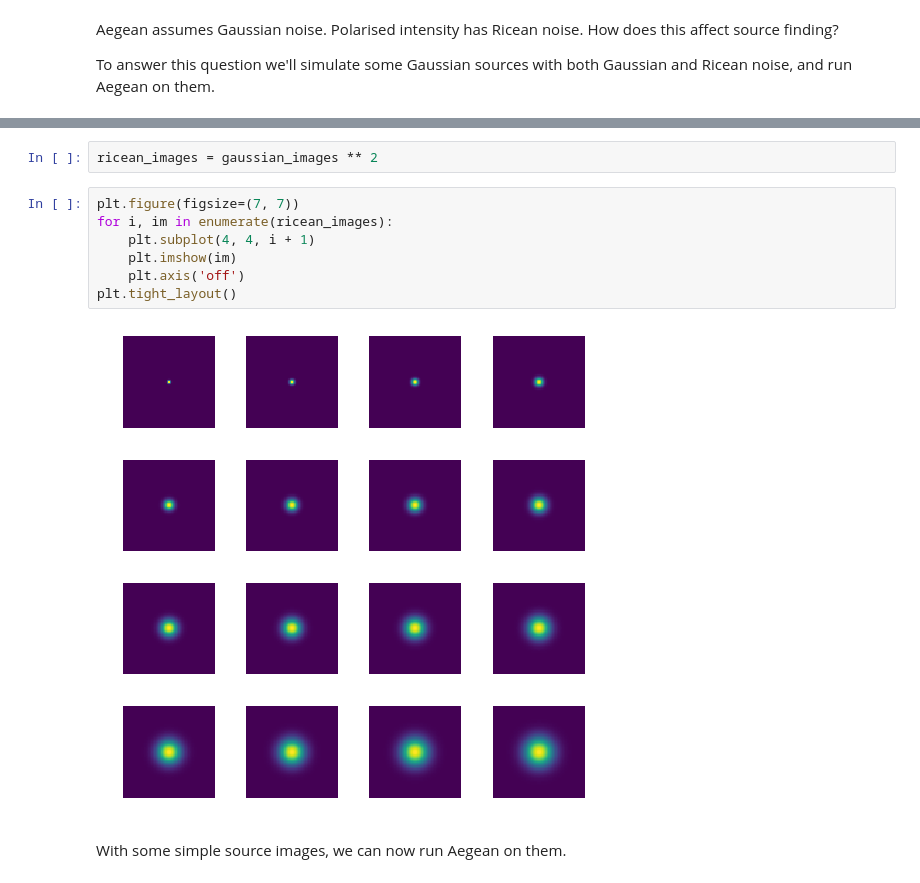
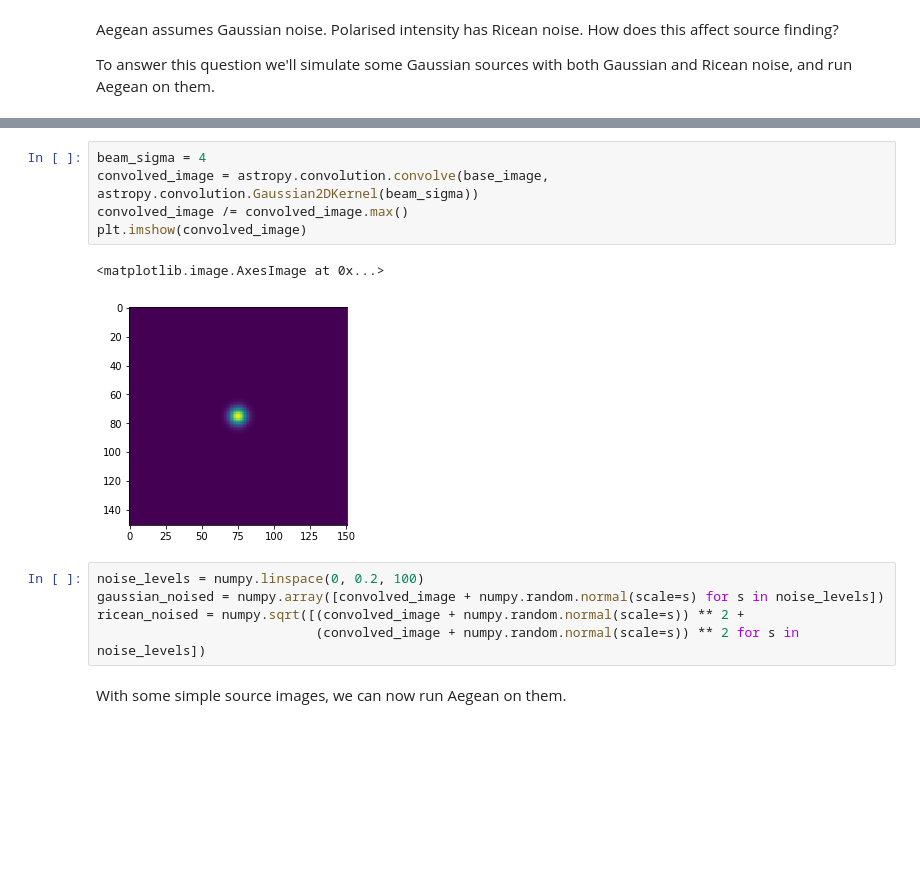
Before and after one commit to MatthewJA/brushtail, a Jupyter notebook: busy-week/aegean-polarisation.ipynb, the cells around one changed output, grey strips where cells are left out. Cells and saved outputs as stored; diff of their text form; blank space fills up the shorter version.

```diff
--- a/busy-week/aegean-polarisation.ipynb
+++ b/busy-week/aegean-polarisation.ipynb
@@ -38,13 +24,15 @@ plt.tight_layout()
-# %%
-ricean_images = gaussian_images ** 2
-# %%
-plt.figure(figsize=(7, 7))
-for i, im in enumerate(ricean_images):
-    plt.subplot(4, 4, i + 1)
-    plt.imshow(im)
-    plt.axis('off')
-plt.tight_layout()
-# %% [output]
-[figure, removed]
+# %%
+beam_sigma = 4
+convolved_image = astropy.convolution.convolve(base_image, astropy.convolution.Gaussian2DKernel(beam_sigma))
+convolved_image /= convolved_image.max()
+plt.imshow(convolved_image)
+# %% [output]
+<matplotlib.image.AxesImage at 0x...>
+[figure, added]
+# %%
+noise_levels = numpy.linspace(0, 0.2, 100)
+gaussian_noised = numpy.array([convolved_image + numpy.random.normal(scale=s) for s in noise_levels])
+ricean_noised = numpy.sqrt([(convolved_image + numpy.random.normal(scale=s)) ** 2 +
+                            (convolved_image + numpy.random.normal(scale=s)) ** 2 for s in noise_levels])
 # %% [markdown]
 With some simple source images, we can now run Aegean on them.
```
Also changed, not shown: parts of 13 cells of this notebook.
